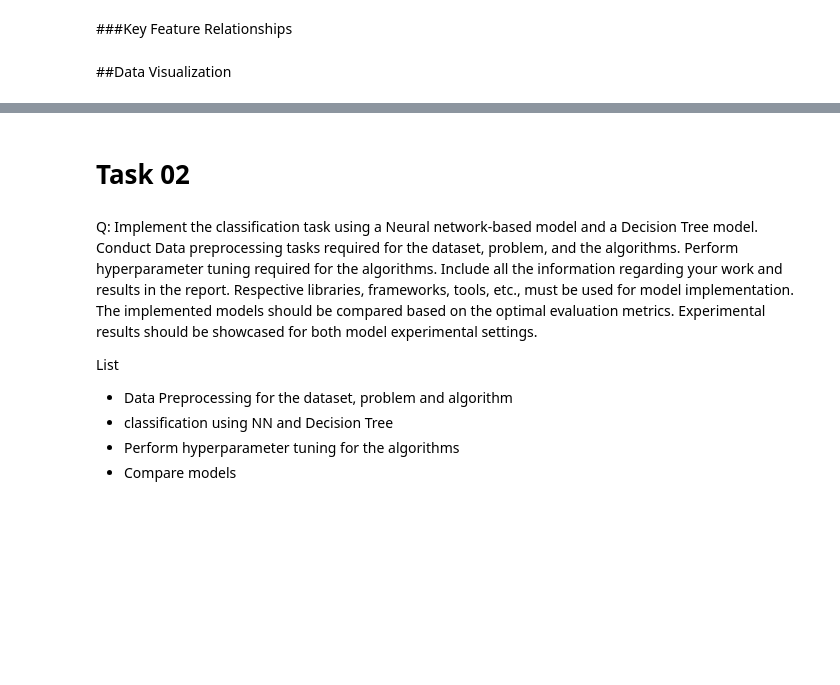
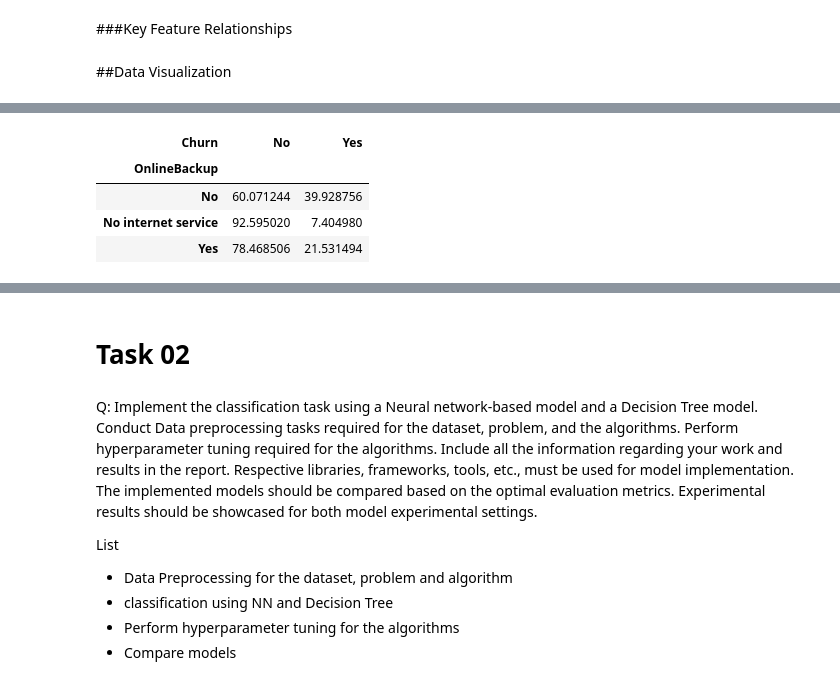
Before and after one commit to Wishmiii/Customer-Churn-Prediction-System-ML, a Jupyter notebook: CustomerChurnPredictionSystem.ipynb, the cells around one changed output, grey strips where cells are left out. Cells and saved outputs as stored; diff of their text form; code cells hidden in the pictures; blank space fills up the shorter version.

```diff
--- a/CustomerChurnPredictionSystem.ipynb
+++ b/CustomerChurnPredictionSystem.ipynb
@@ -334,3 +518,12 @@ df['OnlineSecurity'].value_counts(normalize=True)*100
+# %%
+churn_by_backup = pd.crosstab(df['OnlineBackup'], df['Churn'], normalize='index') * 100
+churn_by_backup
+# %% [output]
+| Churn | No | Yes |
+| OnlineBackup |  |  |
+| No | 60.071244 | 39.928756 |
+| No internet service | 92.595020 | 7.404980 |
+| Yes | 78.468506 | 21.531494 |
 # %%
 # pd.crosstab(df['OnlineBackup'],df['Churn'])
 df['OnlineBackup'].value_counts(normalize=True)*100
```
Also changed, not shown: parts of 82 cells of this notebook.
